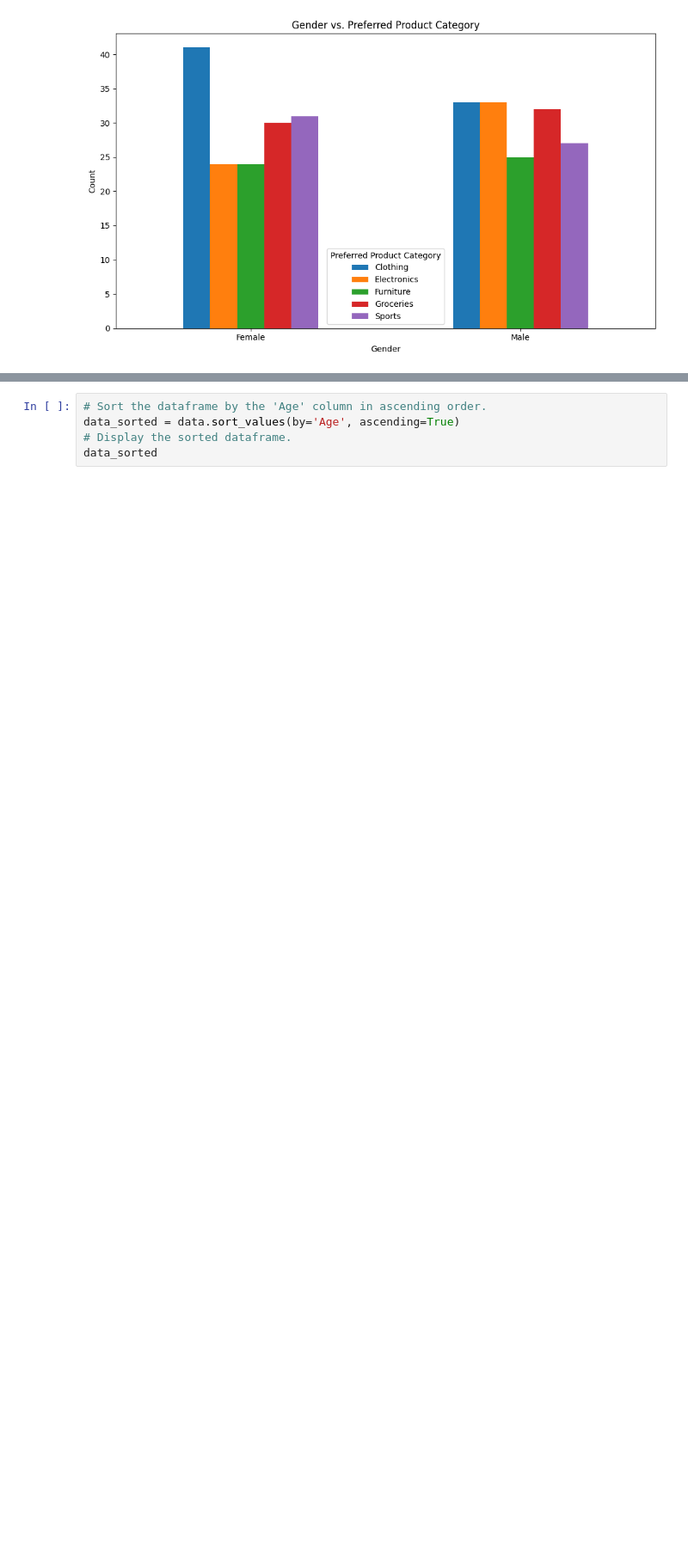
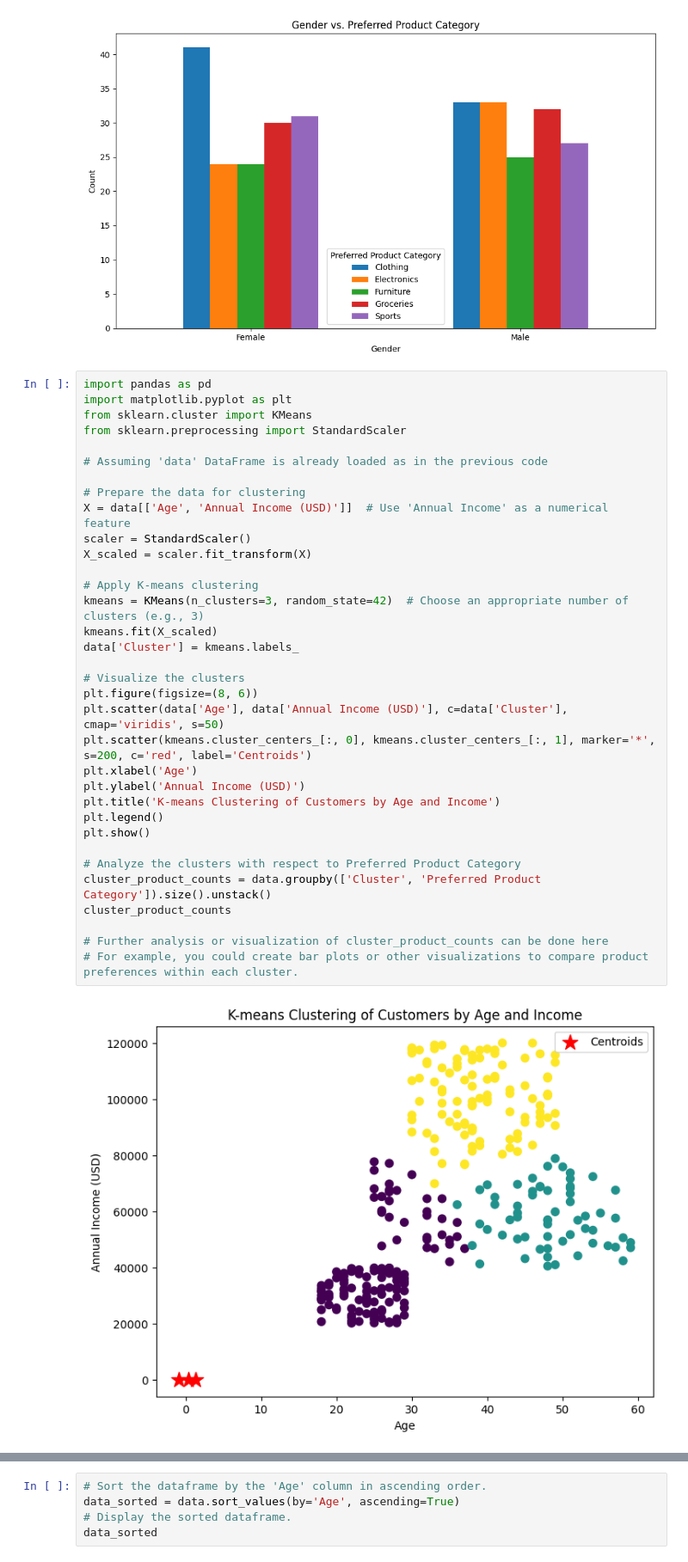
Before and after one commit to Julss1195/Julss1195, a Jupyter notebook: Customer_Clustering_and_Segmentation.ipynb, the cells around one changed output, grey strips where cells are left out. Shown: that part at 86% size. Drawn from its saved outputs; the diff is of its cells as text; blank space fills up the shorter version.

```diff
--- a/Customer_Clustering_and_Segmentation.ipynb
+++ b/Customer_Clustering_and_Segmentation.ipynb
@@ -64,3 +64,39 @@ plt.tight_layout()  # Adjust layout to prevent labels from overlapping
 plt.show()
 # %% [output]
 [figure]
+# %%
+import pandas as pd
+import matplotlib.pyplot as plt
+from sklearn.cluster import KMeans
+from sklearn.preprocessing import StandardScaler
+
+# Assuming 'data' DataFrame is already loaded as in the previous code
+
+# Prepare the data for clustering
+X = data[['Age', 'Annual Income (USD)']]  # Use 'Annual Income' as a numerical feature
+scaler = StandardScaler()
+X_scaled = scaler.fit_transform(X)
+
+# Apply K-means clustering
+kmeans = KMeans(n_clusters=3, random_state=42)  # Choose an appropriate number of clusters (e.g., 3)
+kmeans.fit(X_scaled)
+data['Cluster'] = kmeans.labels_
+
+# Visualize the clusters
+plt.figure(figsize=(8, 6))
+plt.scatter(data['Age'], data['Annual Income (USD)'], c=data['Cluster'], cmap='viridis', s=50)
+plt.scatter(kmeans.cluster_centers_[:, 0], kmeans.cluster_centers_[:, 1], marker='*', s=200, c='red', label='Centroids')
+plt.xlabel('Age')
+plt.ylabel('Annual Income (USD)')
+plt.title('K-means Clustering of Customers by Age and Income')
+plt.legend()
+plt.show()
+
+# Analyze the clusters with respect to Preferred Product Category
+cluster_product_counts = data.groupby(['Cluster', 'Preferred Product Category']).size().unstack()
+cluster_product_counts
+
+# Further analysis or visualization of cluster_product_counts can be done here
+# For example, you could create bar plots or other visualizations to compare product preferences within each cluster.
+# %% [output]
+[figure, added]
```
Also changed, not shown: parts of 1 cell of this notebook.
